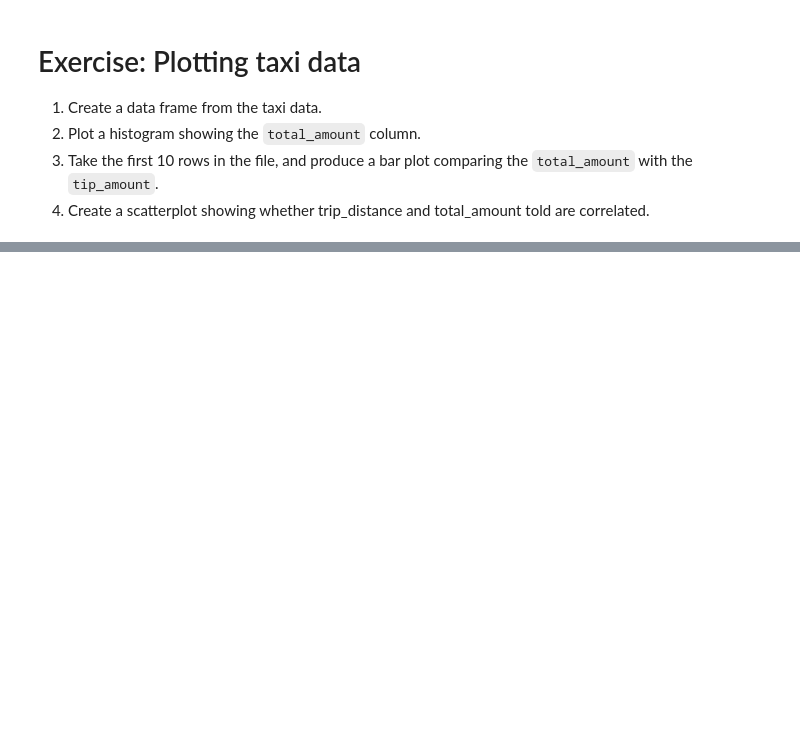
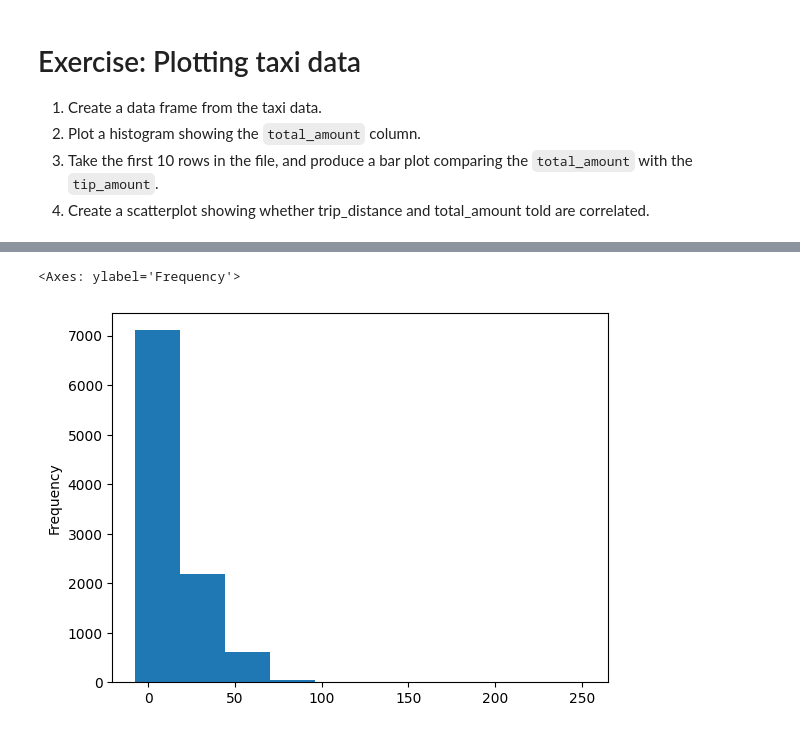
Before and after one commit to reuven/oreilly-2025-05May-pandas, a Jupyter notebook: OReilly - 2025-05May-19.ipynb, the cells around one changed output, grey strips where cells are left out. Cells and saved outputs as stored; diff of their text form; code cells hidden in the pictures; blank space fills up the shorter version.

```diff
--- a/OReilly - 2025-05May-19.ipynb
+++ b/OReilly - 2025-05May-19.ipynb
@@ -1608,3 +1608,5 @@ gold_df.join(silver_df, lsuffix='_gold', rsuffix='_silver')
 2. Plot a histogram showing the `total_amount` column.
 3. Take the first 10 rows in the file, and produce a bar plot comparing the `total_amount` with the `tip_amount`.
 4. Create a scatterplot showing whether trip_distance and total_amount told are correlated.
+# %%
+df = pd.read_csv('taxi.csv')
@@ -1610,0 +1629,5 @@ gold_df.join(silver_df, lsuffix='_gold', rsuffix='_silver')
+# %%
+df['total_amount'].plot.hist()
+# %% [output]
+<Axes: ylabel='Frequency'>
+[figure, added]
```
Also changed, not shown: parts of 1 cell of this notebook.
